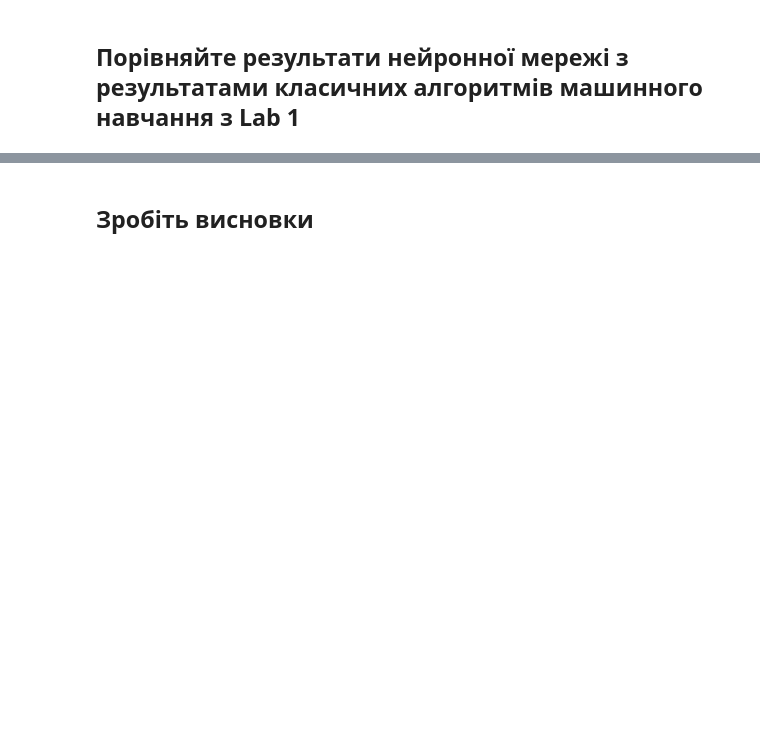
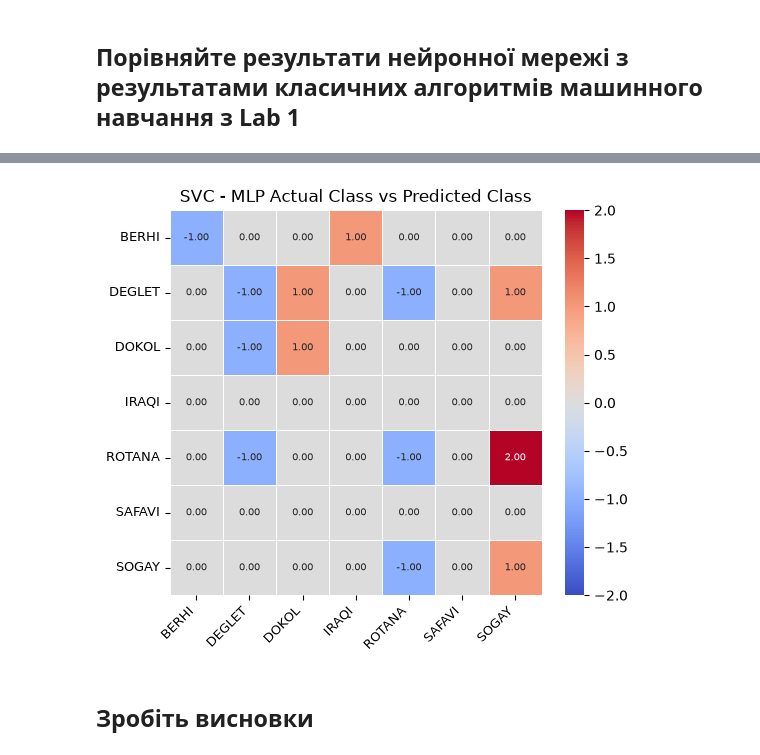
Before and after one commit to KPI-FTI-MMDA-Klymentiev/IntelligentDataAnalysis, a Jupyter notebook: labs/lab3/lab3.ipynb, the cells around one changed output, grey strips where cells are left out. Drawn from its saved outputs; the diff is of its cells as text; code cells hidden in the pictures; blank space fills up the shorter version.

```diff
--- a/labs/lab3/lab3.ipynb
+++ b/labs/lab3/lab3.ipynb
@@ -226,2 +402,30 @@ RuntimeError: legacy constructor expects device type: cpu but device type: cuda
+# %%
+
+svc_model_result = ModelResult(
+    name="SVC",
+    confusion_matrix=old_conf_matrx,
+    accuracy_score=svc_score # pyright: ignore[reportArgumentType]
+)
+
+
+mlp_model_result = ModelResult(
+    name="MLP",
+    confusion_matrix=conf_matrx,
+    accuracy_score=mlp_score # pyright: ignore[reportArgumentType]
+)
+
+diff_model_result = svc_model_result - mlp_model_result
+
+figsize_heatmap = (6, 5)
+plot_heatmap(
+    dataframe=diff_model_result.confusion_matrix,
+    figsize=figsize_heatmap,
+    xticklabels=labels, yticklabels=labels, # pyright: ignore[reportArgumentType]
+    cmap="coolwarm",
+    title_name="SVC - MLP Actual Class vs Predicted Class",
+    vmin=-2, vmax=2
+)
+# %% [output]
+[figure, added]
 # %% [markdown]
 ## Зробіть висновки
```
Also changed, not shown: parts of 15 cells of this notebook, 1 other file.
